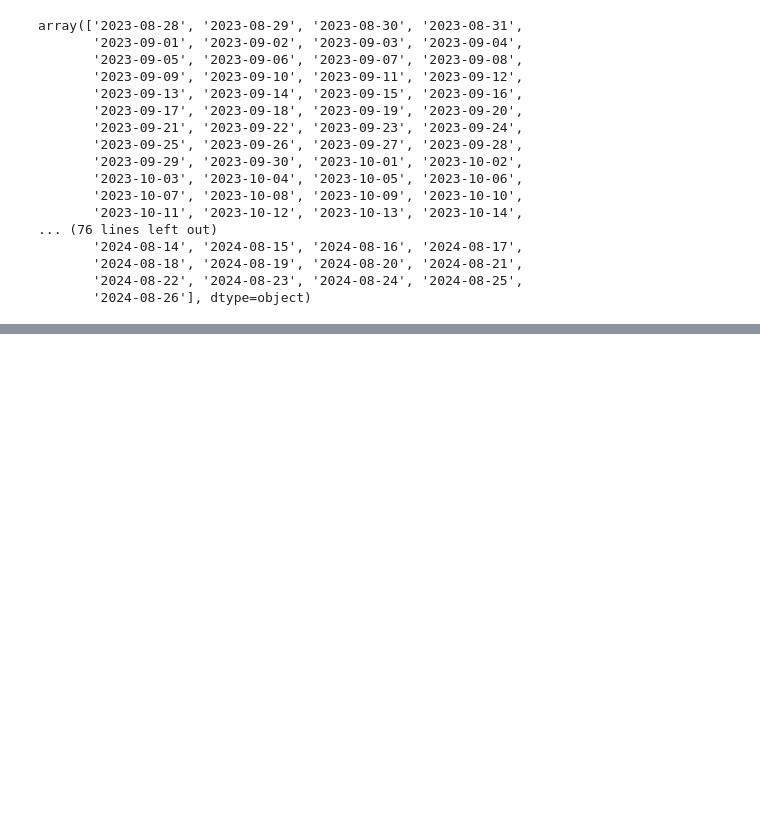
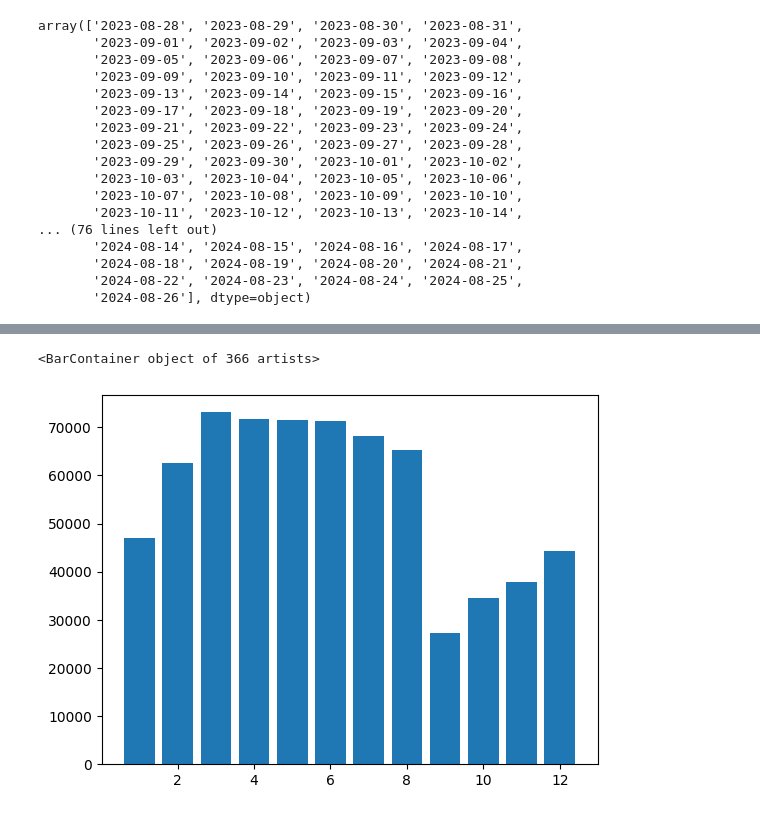
Before and after one commit to gustavoadr3/cripto, a Jupyter notebook: notebooks/exploracao_historico.ipynb, the cells around one changed output, grey strips where cells are left out. Saved outputs shown, nothing was run; the diff lists cells and outputs as text; code cells hidden in the pictures; blank space fills up the shorter version.

```diff
--- a/notebooks/exploracao_historico.ipynb
+++ b/notebooks/exploracao_historico.ipynb
@@ -54,0 +76,4 @@ array(['dogecoin'], dtype=object)
+# %%
+df_bitcoin = df_historico[df_historico['id_moeda'] == 'bitcoin']
+df_bitcoin['date'] = pd.to_datetime(df_bitcoin['date'])
+df_bitcoin.head()
@@ -54,0 +92,5 @@ array(['dogecoin'], dtype=object)
+# %%
+plt.bar(df_bitcoin['date'].dt.month, df_bitcoin['price'])
+# %% [output]
+<BarContainer object of 366 artists>
+[figure, added]
```
Also changed, not shown: parts of 8 cells of this notebook, 3 other files.
